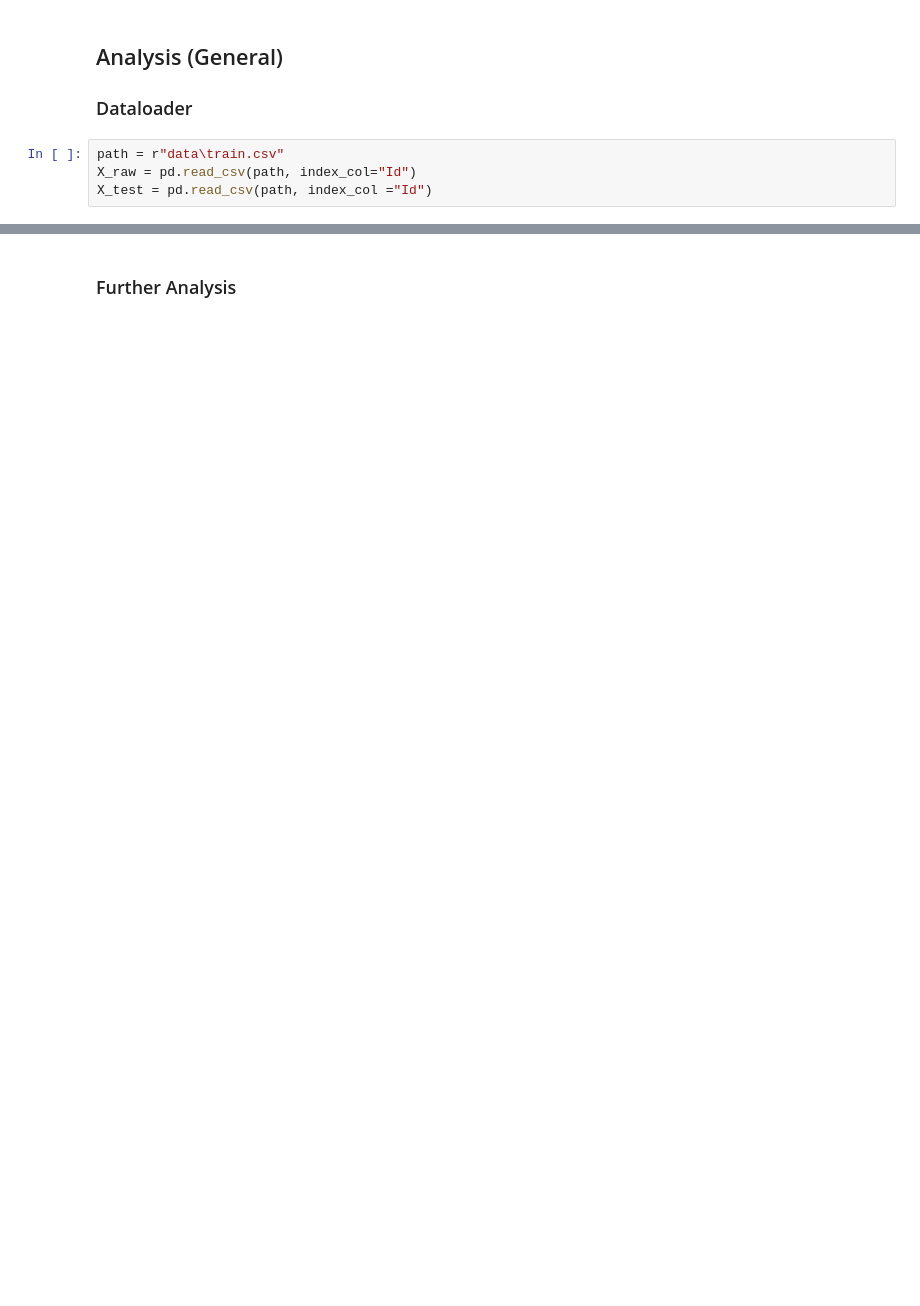
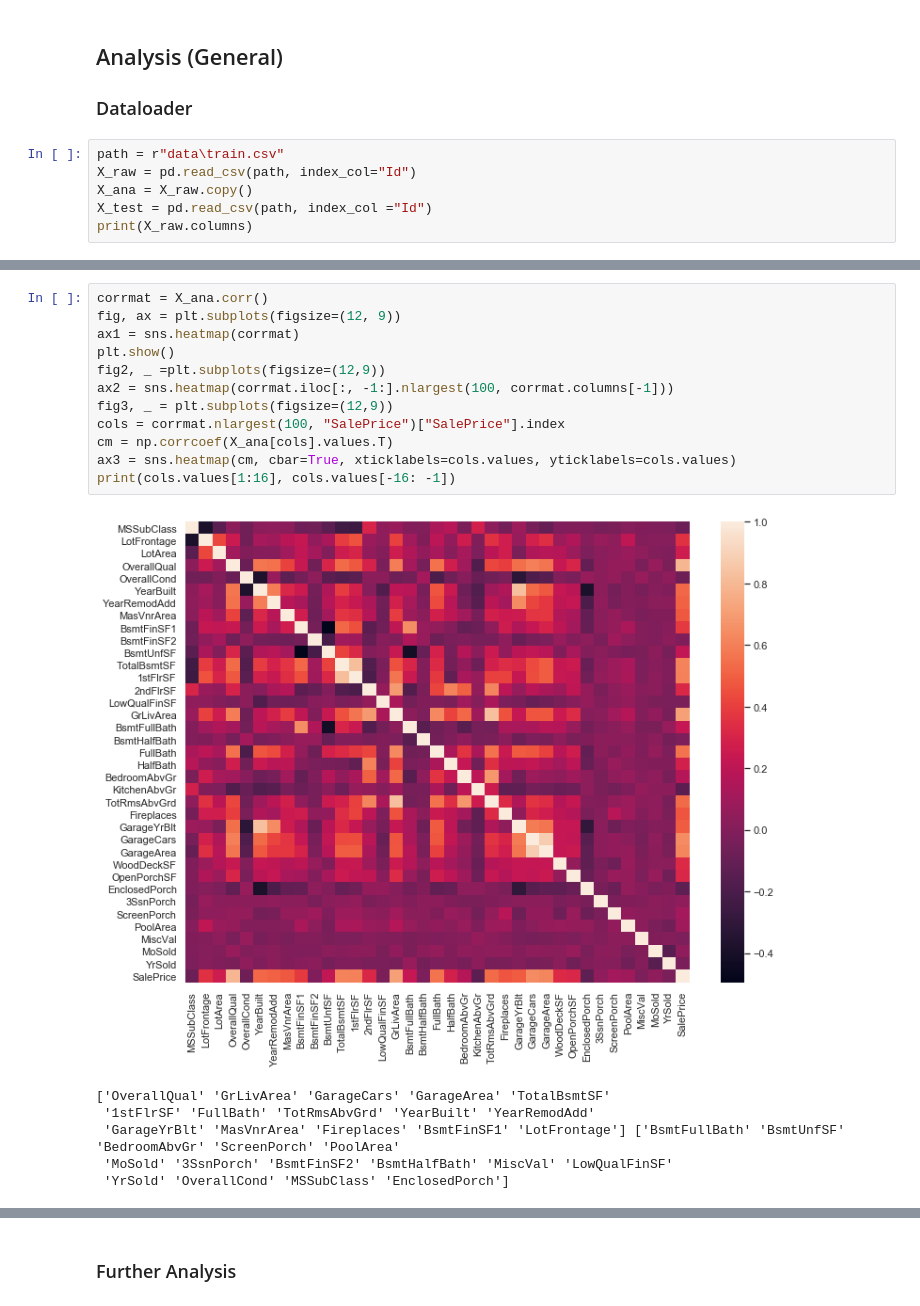
Before and after one commit to strambb/HousePrices_v1, a Jupyter notebook: EDA.ipynb, the cells around one changed output, grey strips where cells are left out. Saved outputs shown, nothing was run; the diff lists cells and outputs as text; blank space fills up the shorter version.

```diff
--- a/EDA.ipynb
+++ b/EDA.ipynb
@@ -13,4 +16,6 @@ sns.set()
 # %%
 path = r"data\train.csv"
 X_raw = pd.read_csv(path, index_col="Id")
+X_ana = X_raw.copy()
 X_test = pd.read_csv(path, index_col ="Id")
+print(X_raw.columns)
@@ -60,0 +73,19 @@ Number of numeric columns with NaNs: 3
+# %%
+corrmat = X_ana.corr()
+fig, ax = plt.subplots(figsize=(12, 9))
+ax1 = sns.heatmap(corrmat)
+plt.show()
+fig2, _ =plt.subplots(figsize=(12,9))
+ax2 = sns.heatmap(corrmat.iloc[:, -1:].nlargest(100, corrmat.columns[-1]))
+fig3, _ = plt.subplots(figsize=(12,9))
+cols = corrmat.nlargest(100, "SalePrice")["SalePrice"].index
+cm = np.corrcoef(X_ana[cols].values.T)
+ax3 = sns.heatmap(cm, cbar=True, xticklabels=cols.values, yticklabels=cols.values)
+print(cols.values[1:16], cols.values[-16: -1])
+# %% [output]
+[figure, added]
+['OverallQual' 'GrLivArea' 'GarageCars' 'GarageArea' 'TotalBsmtSF'
+ '1stFlrSF' 'FullBath' 'TotRmsAbvGrd' 'YearBuilt' 'YearRemodAdd'
+ 'GarageYrBlt' 'MasVnrArea' 'Fireplaces' 'BsmtFinSF1' 'LotFrontage'] ['BsmtFullBath' 'BsmtUnfSF' 'BedroomAbvGr' 'ScreenPorch' 'PoolArea'
+ 'MoSold' '3SsnPorch' 'BsmtFinSF2' 'BsmtHalfBath' 'MiscVal' 'LowQualFinSF'
+ 'YrSold' 'OverallCond' 'MSSubClass' 'EnclosedPorch']
```
Also changed, not shown: parts of 19 cells of this notebook, 1 other file.
